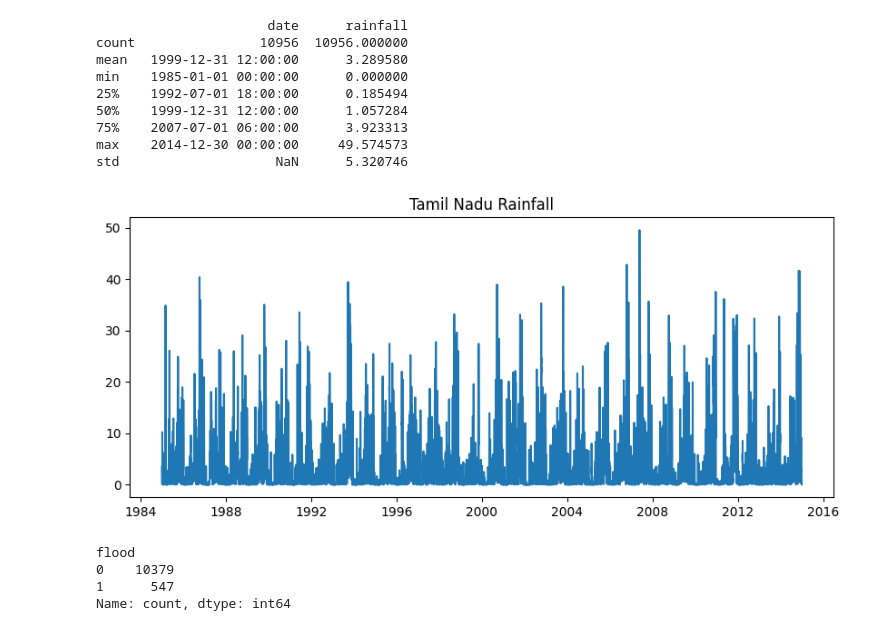
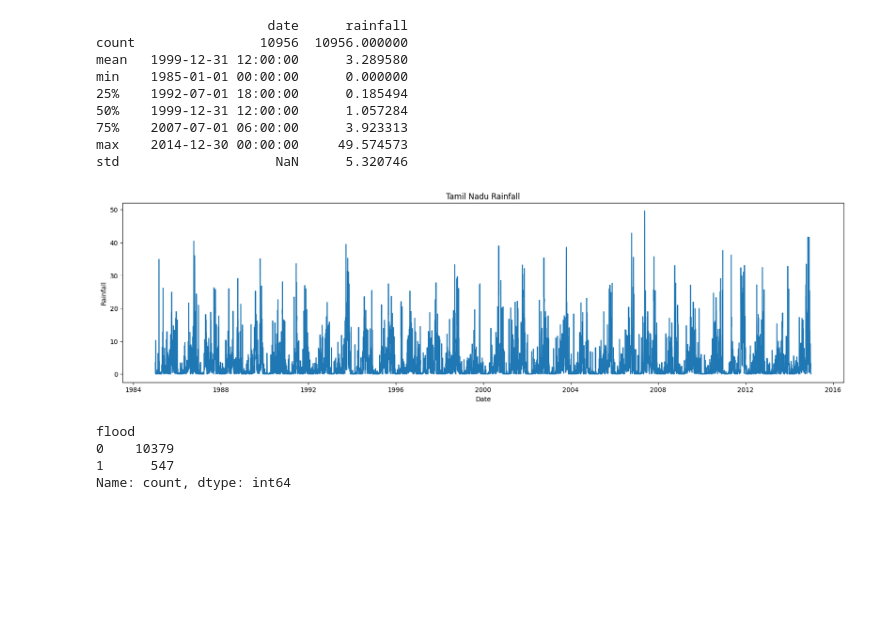
Before and after one commit to gowardhanan440569/Flood-Prediction, a Jupyter notebook: Flood_Prediction.ipynb, the cells around one changed output. Drawn from its saved outputs; the diff is of its cells as text; code cells hidden in the pictures; blank space fills up the shorter version.

```diff
--- a/Flood_Prediction.ipynb
+++ b/Flood_Prediction.ipynb
@@ -43,12 +43,14 @@ max    2014-12-30 00:00:00     49.574573
 std                    NaN      5.320746
 # %%
 #checking data
-plt.figure(figsize=(10,4))
+plt.figure(figsize=(20,5))
 plt.plot(df["date"],df["rainfall"])
+plt.ylabel('Rainfall')
+plt.xlabel('Date')
 plt.title("Tamil Nadu Rainfall")
 plt.show()
 # %% [output]
-[figure, old version]
+[figure, new version]
 # %%
 #creating lag features
 df["rain_lag1"] = df["rainfall"].shift(1)
```
Also changed, not shown: parts of 28 cells of this notebook.
